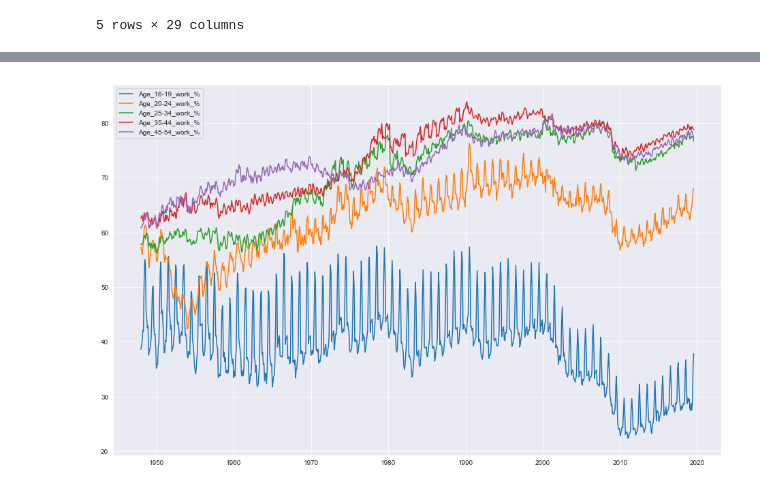
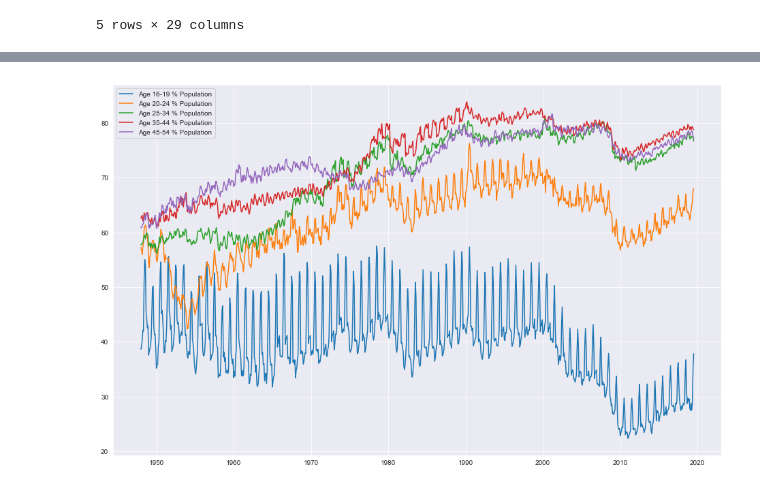
Before and after one commit to zapatos24/Employment_Prediction_LSTM_NN, a Jupyter notebook: mod_7_project.ipynb, the cells around one changed output, grey strips where cells are left out. Saved outputs shown, nothing was run; the diff lists cells and outputs as text; code cells hidden in the pictures.

```diff
--- a/mod_7_project.ipynb
+++ b/mod_7_project.ipynb
@@ -883,8 +897,8 @@ plt.show()
 # %%
 plt.figure(figsize=(16,10))
 for age in emp_levels:
-    plt.plot(full_df['Age_{}_work_%'.format(age)])
+    plt.plot(full_df['Age_{}_work_%'.format(age)], label='Age {} % Population'.format(age))
 plt.legend()
 plt.show()
 # %% [output]
-[figure, old version]
+[figure, new version]
```
Also changed, not shown: parts of 8 cells of this notebook.
